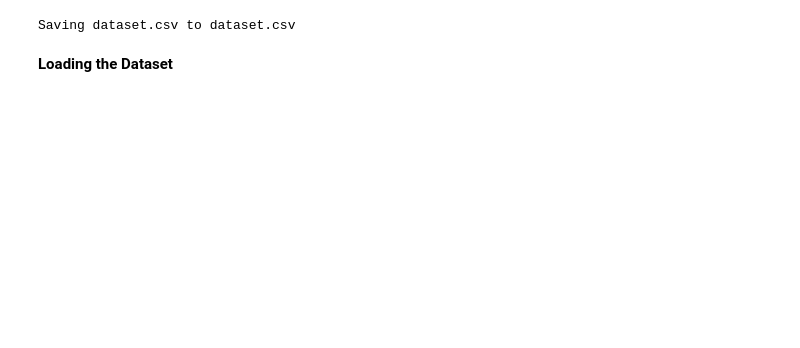
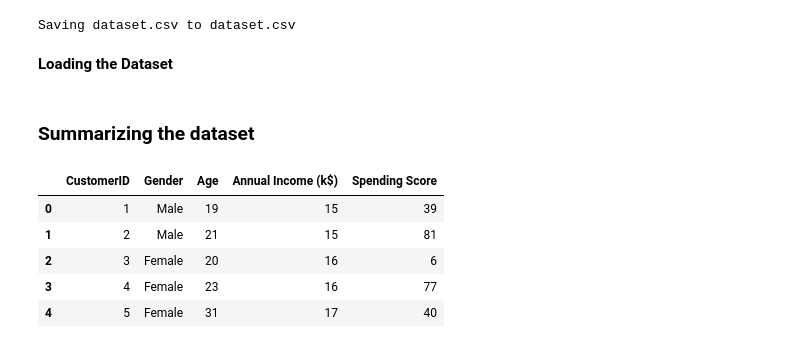
Before and after one commit to shubhamrai1318/Income_Spent_Using_Hierarchial_clusterring, a Jupyter notebook: Income_Spent_Using_Hierarchial_clusterring.ipynb, the cells around one changed output. Drawn from its saved outputs; the diff is of its cells as text; code cells hidden in the pictures; blank space fills up the shorter version.

Commit message:
Summarizing Dataset

```diff
--- a/Income_Spent_Using_Hierarchial_clusterring.ipynb
+++ b/Income_Spent_Using_Hierarchial_clusterring.ipynb
@@ -20,3 +20,14 @@ Saving dataset.csv to dataset.csv
 **Loading the Dataset**
 # %%
 df = pd.read_csv('dataset.csv')
+# %% [markdown]
+### **Summarizing the dataset**
+# %%
+df.head()
+# %% [output]
+|  | CustomerID | Gender | Age | Annual Income (k$) | Spending Score |
+| 0 | 1 | Male | 19 | 15 | 39 |
+| 1 | 2 | Male | 21 | 15 | 81 |
+| 2 | 3 | Female | 20 | 16 | 6 |
+| 3 | 4 | Female | 23 | 16 | 77 |
+| 4 | 5 | Female | 31 | 17 | 40 |
```
Also changed, not shown: parts of 5 cells of this notebook.
